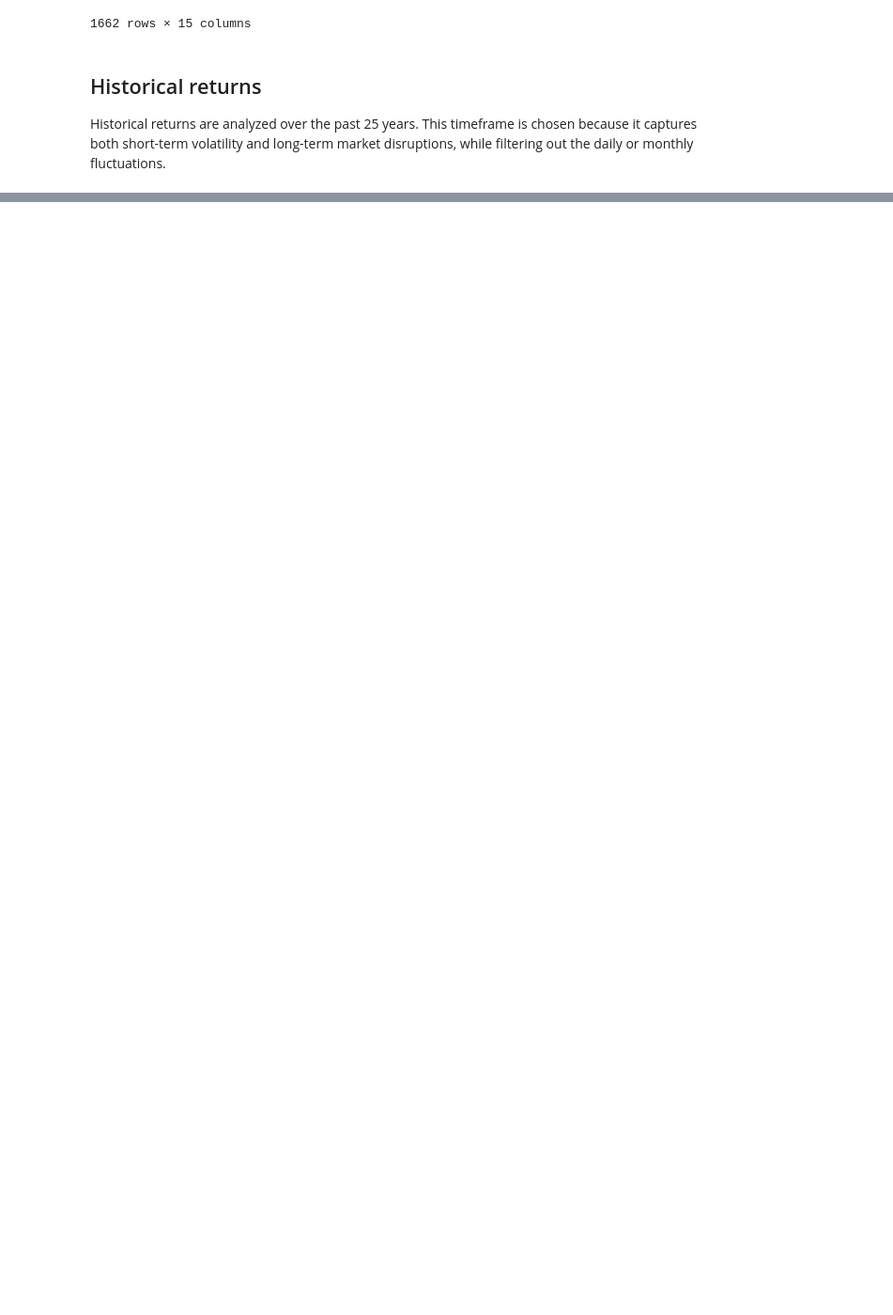
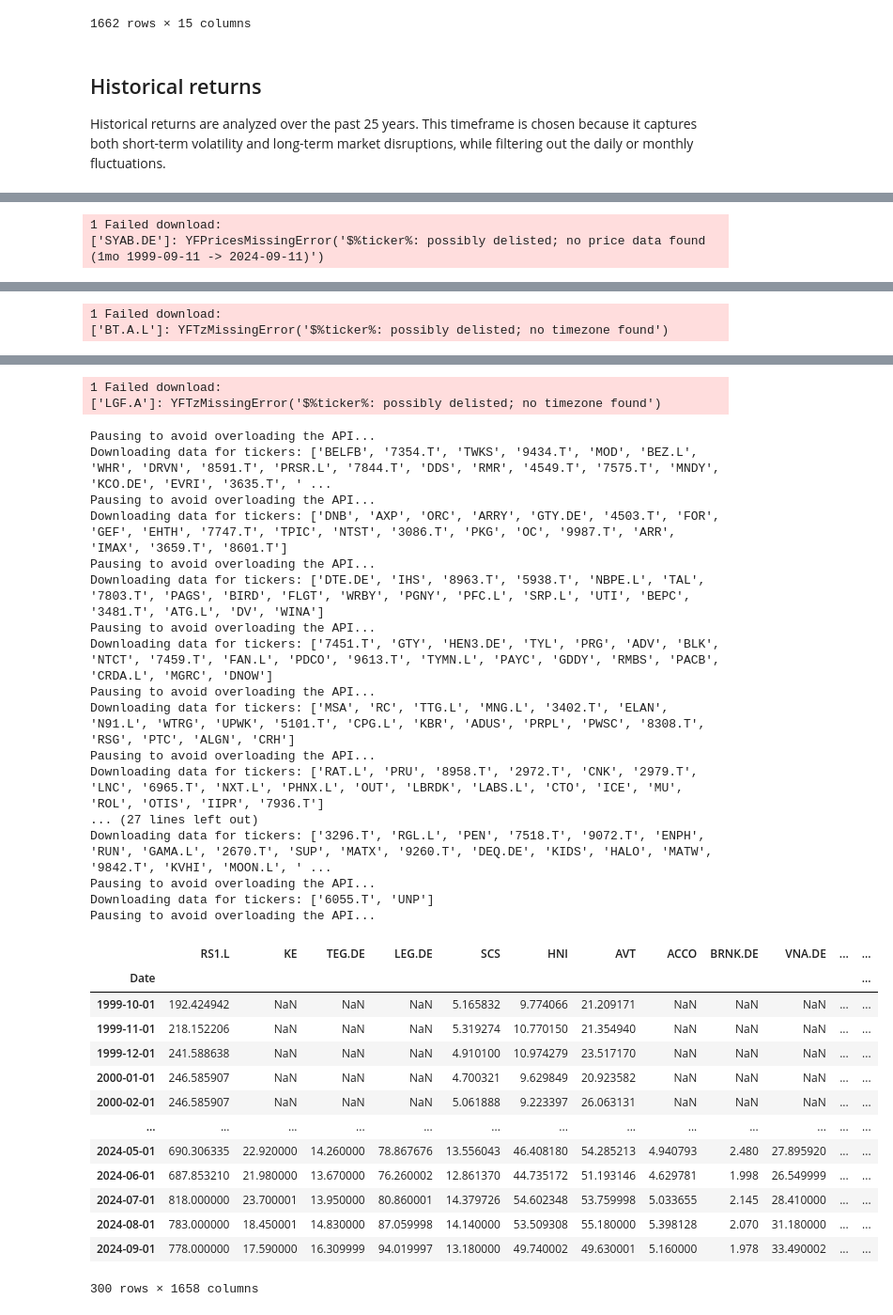
Before and after one commit to Herb-sh/sustainability_portfolio_optimisation, a Jupyter notebook: notebooks/1. data_collection/1.2.data_collection_returns.ipynb, the cells around one changed output, grey strips where cells are left out. Shown at 94% size. Drawn from its saved outputs; the diff is of its cells as text; code cells hidden in the pictures; blank space fills up the shorter version.

```diff
--- a/notebooks/1. data_collection/1.2.data_collection_returns.ipynb
+++ b/notebooks/1. data_collection/1.2.data_collection_returns.ipynb
@@ -503,0 +478,10 @@ df_monthly_adj_close
+# %%
+ticker_list = df_returns['stock_ticker_symbol'].to_list()
+# Format the new date as 'YYYY-MM-DD'
+start_date = (datetime.now() - relativedelta(years=variables.max_span_years)).strftime('%Y-%m-%d')
+end_date = datetime.now().strftime('%Y-%m-%d')
+#
+#monthly_returns = data_ticker_service.get_monthly_returns(tickers, start_date, end_date)
+df_monthly_adj_close = data_ticker_service.get_returns_in_chunks(ticker_list, start_date, end_date, interval='1mo', chunk_size=20, sleep_duration=5)
+df_monthly_adj_close
+# %% [output]
@@ -503,0 +517,2 @@ df_monthly_adj_close
+1 Failed download:
+['SYAB.DE']: YFPricesMissingError('$%ticker%: possibly delisted; no price data found  (1mo 1999-09-11 -> 2024-09-11)')
@@ -503,0 +529,2 @@ df_monthly_adj_close
+1 Failed download:
+['BT.A.L']: YFTzMissingError('$%ticker%: possibly delisted; no timezone found')
@@ -503,0 +533,33 @@ df_monthly_adj_close
+1 Failed download:
+['LGF.A']: YFTzMissingError('$%ticker%: possibly delisted; no timezone found')
+Pausing to avoid overloading the API...
+Downloading data for tickers: ['BELFB', '7354.T', 'TWKS', '9434.T', 'MOD', 'BEZ.L', 'WHR', 'DRVN', '8591.T', 'PRSR.L', '7844.T', 'DDS', 'RMR', '4549.T', '7575.T', 'MNDY', 'KCO.DE', 'EVRI', '3635.T', ' ...
+Pausing to avoid overloading the API...
+Downloading data for tickers: ['DNB', 'AXP', 'ORC', 'ARRY', 'GTY.DE', '4503.T', 'FOR', 'GEF', 'EHTH', '7747.T', 'TPIC', 'NTST', '3086.T', 'PKG', 'OC', '9987.T', 'ARR', 'IMAX', '3659.T', '8601.T']
+Pausing to avoid overloading the API...
+Downloading data for tickers: ['DTE.DE', 'IHS', '8963.T', '5938.T', 'NBPE.L', 'TAL', '7803.T', 'PAGS', 'BIRD', 'FLGT', 'WRBY', 'PGNY', 'PFC.L', 'SRP.L', 'UTI', 'BEPC', '3481.T', 'ATG.L', 'DV', 'WINA']
+Pausing to avoid overloading the API...
+Downloading data for tickers: ['7451.T', 'GTY', 'HEN3.DE', 'TYL', 'PRG', 'ADV', 'BLK', 'NTCT', '7459.T', 'FAN.L', 'PDCO', '9613.T', 'TYMN.L', 'PAYC', 'GDDY', 'RMBS', 'PACB', 'CRDA.L', 'MGRC', 'DNOW']
+Pausing to avoid overloading the API...
+Downloading data for tickers: ['MSA', 'RC', 'TTG.L', 'MNG.L', '3402.T', 'ELAN', 'N91.L', 'WTRG', 'UPWK', '5101.T', 'CPG.L', 'KBR', 'ADUS', 'PRPL', 'PWSC', '8308.T', 'RSG', 'PTC', 'ALGN', 'CRH']
+Pausing to avoid overloading the API...
+Downloading data for tickers: ['RAT.L', 'PRU', '8958.T', '2972.T', 'CNK', '2979.T', 'LNC', '6965.T', 'NXT.L', 'PHNX.L', 'OUT', 'LBRDK', 'LABS.L', 'CTO', 'ICE', 'MU', 'ROL', 'OTIS', 'IIPR', '7936.T']
+... (27 lines left out)
+Downloading data for tickers: ['3296.T', 'RGL.L', 'PEN', '7518.T', '9072.T', 'ENPH', 'RUN', 'GAMA.L', '2670.T', 'SUP', 'MATX', '9260.T', 'DEQ.DE', 'KIDS', 'HALO', 'MATW', '9842.T', 'KVHI', 'MOON.L', ' ...
+Pausing to avoid overloading the API...
+Downloading data for tickers: ['6055.T', 'UNP']
+Pausing to avoid overloading the API...
+|  | RS1.L | KE | TEG.DE | LEG.DE | SCS | HNI | AVT | ACCO | BRNK.DE | VNA.DE | ... | ... |
+| Date |  |  |  |  |  |  |  |  |  |  |  | ... |
+| 1999-10-01 | 192.424942 | NaN | NaN | NaN | 5.165832 | 9.774066 | 21.209171 | NaN | NaN | NaN | ... | ... |
+| 1999-11-01 | 218.152206 | NaN | NaN | NaN | 5.319274 | 10.770150 | 21.354940 | NaN | NaN | NaN | ... | ... |
+| 1999-12-01 | 241.588638 | NaN | NaN | NaN | 4.910100 | 10.974279 | 23.517170 | NaN | NaN | NaN | ... | ... |
+| 2000-01-01 | 246.585907 | NaN | NaN | NaN | 4.700321 | 9.629849 | 20.923582 | NaN | NaN | NaN | ... | ... |
+| 2000-02-01 | 246.585907 | NaN | NaN | NaN | 5.061888 | 9.223397 | 26.063131 | NaN | NaN | NaN | ... | ... |
+| ... | ... | ... | ... | ... | ... | ... | ... | ... | ... | ... | ... | ... |
+| 2024-05-01 | 690.306335 | 22.920000 | 14.260000 | 78.867676 | 13.556043 | 46.408180 | 54.285213 | 4.940793 | 2.480 | 27.895920 | ... | ... |
+| 2024-06-01 | 687.853210 | 21.980000 | 13.670000 | 76.260002 | 12.861370 | 44.735172 | 51.193146 | 4.629781 | 1.998 | 26.549999 | ... | ... |
+| 2024-07-01 | 818.000000 | 23.700001 | 13.950000 | 80.860001 | 14.379726 | 54.602348 | 53.759998 | 5.033655 | 2.145 | 28.410000 | ... | ... |
+| 2024-08-01 | 783.000000 | 18.450001 | 14.830000 | 87.059998 | 14.140000 | 53.509308 | 55.180000 | 5.398128 | 2.070 | 31.180000 | ... | ... |
+| 2024-09-01 | 778.000000 | 17.590000 | 16.309999 | 94.019997 | 13.180000 | 49.740002 | 49.630001 | 5.160000 | 1.978 | 33.490002 | ... | ... |
+300 rows × 1658 columns
```
Also changed, not shown: parts of 4 cells of this notebook, 8 other files.
